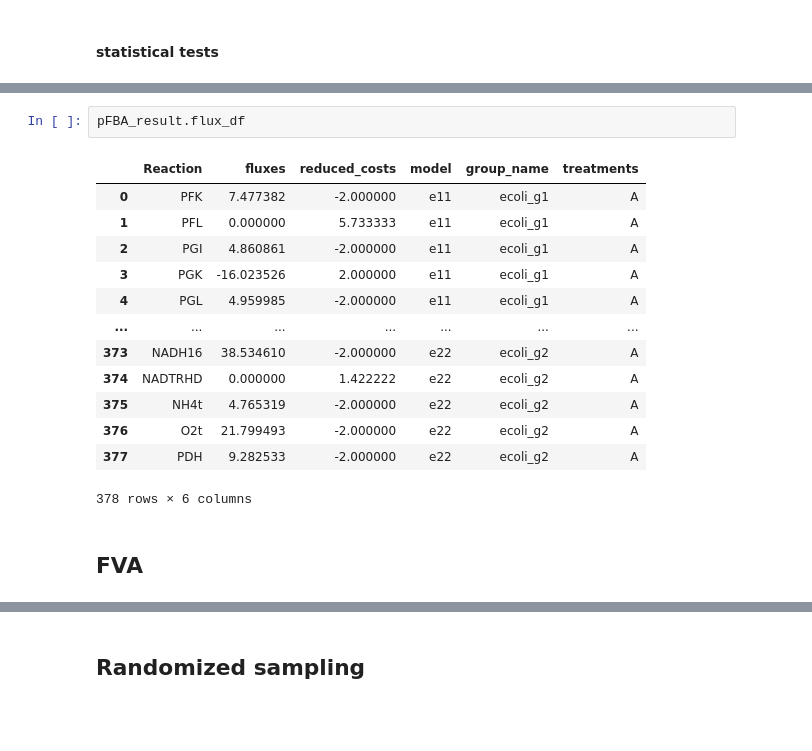
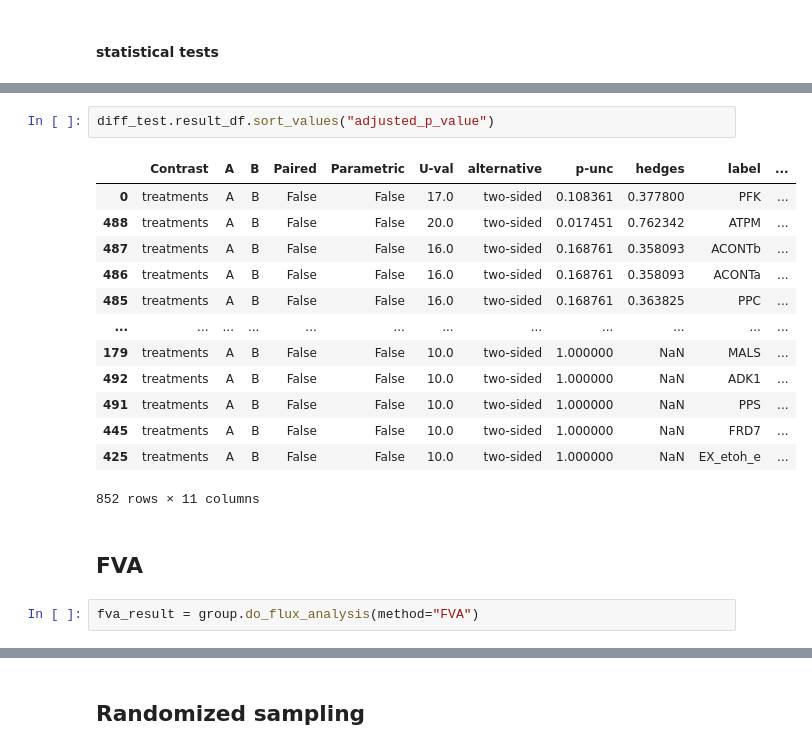
Before and after one commit to qwerty239qwe/pipeGEM, a Jupyter notebook: docs/source/tutorial/5_flux_simulation.ipynb, the cells around one changed output, grey strips where cells are left out. Cells and saved outputs as stored; diff of their text form; blank space fills up the shorter version.

```diff
--- a/docs/source/tutorial/5_flux_simulation.ipynb
+++ b/docs/source/tutorial/5_flux_simulation.ipynb
@@ -104,18 +128,20 @@ ValueError: Data must be at least length 3.
-# %%
-pFBA_result.flux_df
-# %% [output]
-|  | Reaction | fluxes | reduced_costs | model | group_name | treatments |
-| 0 | PFK | 7.477382 | -2.000000 | e11 | ecoli_g1 | A |
-| 1 | PFL | 0.000000 | 5.733333 | e11 | ecoli_g1 | A |
-| 2 | PGI | 4.860861 | -2.000000 | e11 | ecoli_g1 | A |
-| 3 | PGK | -16.023526 | 2.000000 | e11 | ecoli_g1 | A |
-| 4 | PGL | 4.959985 | -2.000000 | e11 | ecoli_g1 | A |
-| ... | ... | ... | ... | ... | ... | ... |
-| 373 | NADH16 | 38.534610 | -2.000000 | e22 | ecoli_g2 | A |
-| 374 | NADTRHD | 0.000000 | 1.422222 | e22 | ecoli_g2 | A |
-| 375 | NH4t | 4.765319 | -2.000000 | e22 | ecoli_g2 | A |
-| 376 | O2t | 21.799493 | -2.000000 | e22 | ecoli_g2 | A |
-| 377 | PDH | 9.282533 | -2.000000 | e22 | ecoli_g2 | A |
-378 rows × 6 columns
+# %%
+diff_test.result_df.sort_values("adjusted_p_value")
+# %% [output]
+|  | Contrast | A | B | Paired | Parametric | U-val | alternative | p-unc | hedges | label | ... |
+| 0 | treatments | A | B | False | False | 17.0 | two-sided | 0.108361 | 0.377800 | PFK | ... |
+| 488 | treatments | A | B | False | False | 20.0 | two-sided | 0.017451 | 0.762342 | ATPM | ... |
+| 487 | treatments | A | B | False | False | 16.0 | two-sided | 0.168761 | 0.358093 | ACONTb | ... |
+| 486 | treatments | A | B | False | False | 16.0 | two-sided | 0.168761 | 0.358093 | ACONTa | ... |
+| 485 | treatments | A | B | False | False | 16.0 | two-sided | 0.168761 | 0.363825 | PPC | ... |
+| ... | ... | ... | ... | ... | ... | ... | ... | ... | ... | ... | ... |
+| 179 | treatments | A | B | False | False | 10.0 | two-sided | 1.000000 | NaN | MALS | ... |
+| 492 | treatments | A | B | False | False | 10.0 | two-sided | 1.000000 | NaN | ADK1 | ... |
+| 491 | treatments | A | B | False | False | 10.0 | two-sided | 1.000000 | NaN | PPS | ... |
+| 445 | treatments | A | B | False | False | 10.0 | two-sided | 1.000000 | NaN | FRD7 | ... |
+| 425 | treatments | A | B | False | False | 10.0 | two-sided | 1.000000 | NaN | EX_etoh_e | ... |
+852 rows × 11 columns
 # %% [markdown]
 ## FVA
+# %%
+fva_result = group.do_flux_analysis(method="FVA")
```
Also changed, not shown: parts of 10 cells of this notebook, 7 other files.
